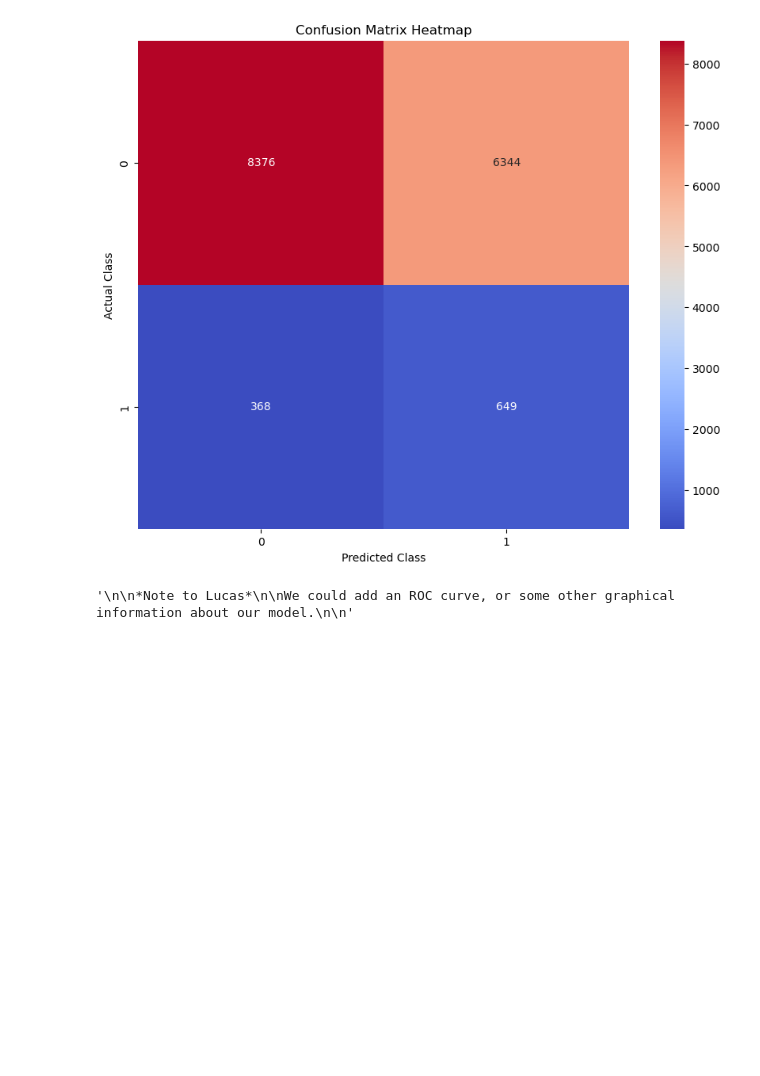
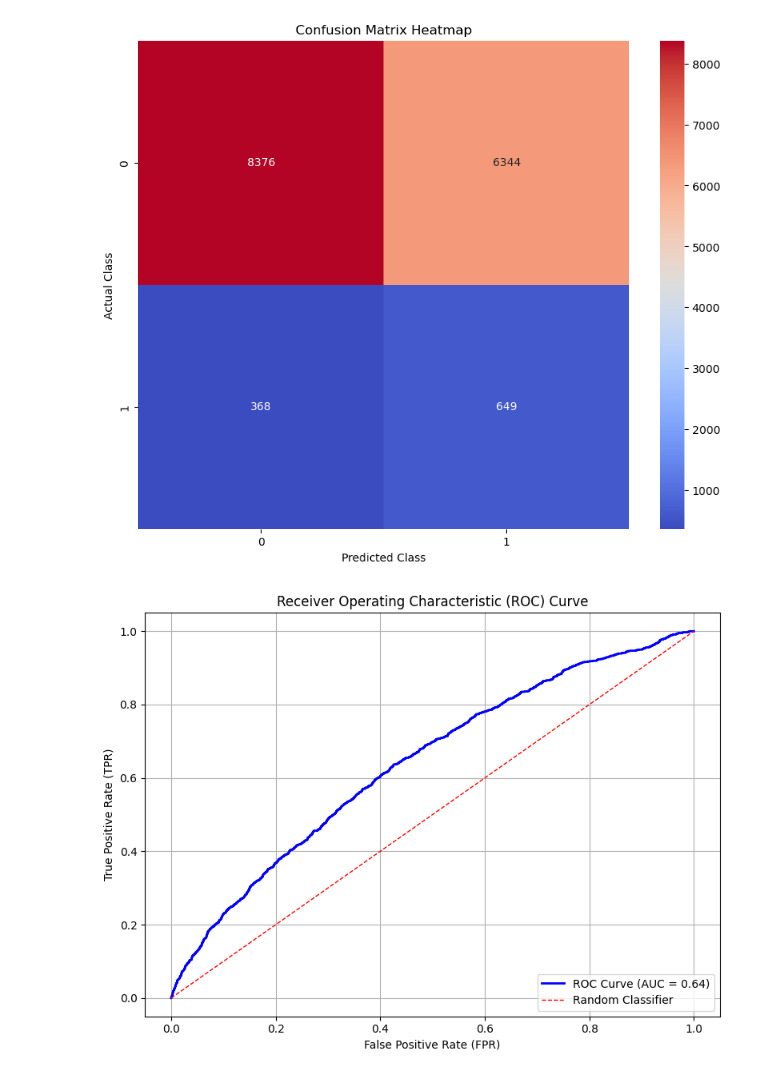
Before and after one commit to dovelover145/Bankruptcy-Prediction, a Jupyter notebook: bankruptcy_pred.ipynb, the cells around one changed output. Saved outputs shown, nothing was run; the diff lists cells and outputs as text; code cells hidden in the pictures; blank space fills up the shorter version.

```diff
--- a/bankruptcy_pred.ipynb
+++ b/bankruptcy_pred.ipynb
@@ -624,12 +624,28 @@ F1-Score of the Best Model on the Testing Data with Threshold 0.50: 16.20%
 Accuracy of the Best Model With the Threshold 0.5: 57.35%
 [figure]
 # %%
-"""
+from sklearn.metrics import roc_curve, roc_auc_score
+import matplotlib.pyplot as plt
 
-*Note to Lucas*
+# Generate model predictions and probabilities
+y_pred_proba = best_model.predict_proba(X_test_scaled)[:, 1]  # Probabilities for the positive class
 
-We could add an ROC curve, or some other graphical information about our model.
+# Compute FPR, TPR, and thresholds for ROC
+fpr, tpr, thresholds = roc_curve(y_test, y_pred_proba)
 
-"""
+# Calculate the AUC (Area Under the Curve)
+auc = roc_auc_score(y_test, y_pred_proba)
+
+# Plot the ROC curve
+plt.figure(figsize=(8, 6))
+plt.plot(fpr, tpr, label=f'ROC Curve (AUC = {auc:.2f})', color='blue', linewidth=2)
+plt.plot([0, 1], [0, 1], 'r--', label='Random Classifier', linewidth=1)  # Diagonal for random classifier
+plt.title('Receiver Operating Characteristic (ROC) Curve')
+plt.xlabel('False Positive Rate (FPR)')
+plt.ylabel('True Positive Rate (TPR)')
+plt.legend(loc='lower right')
+plt.grid()
+plt.tight_layout()
+plt.show()
 # %% [output]
-'\n\n*Note to Lucas*\n\nWe could add an ROC curve, or some other graphical information about our model.\n\n'
+[figure, added]
```
